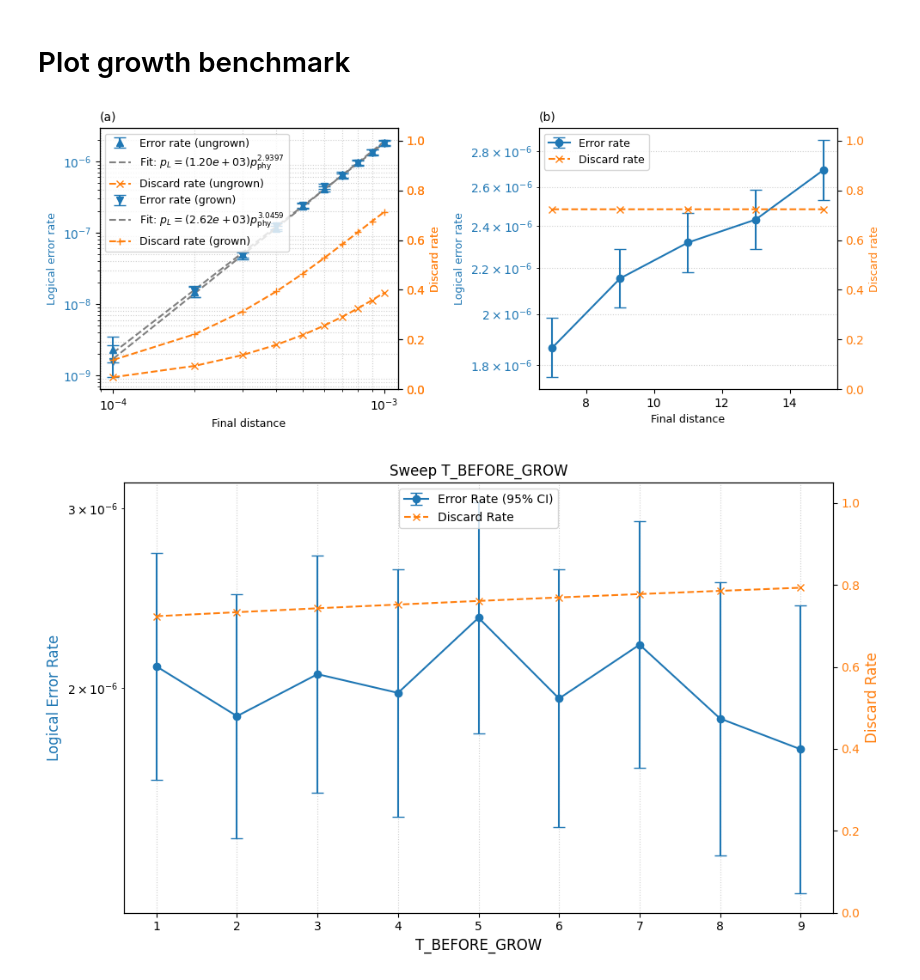
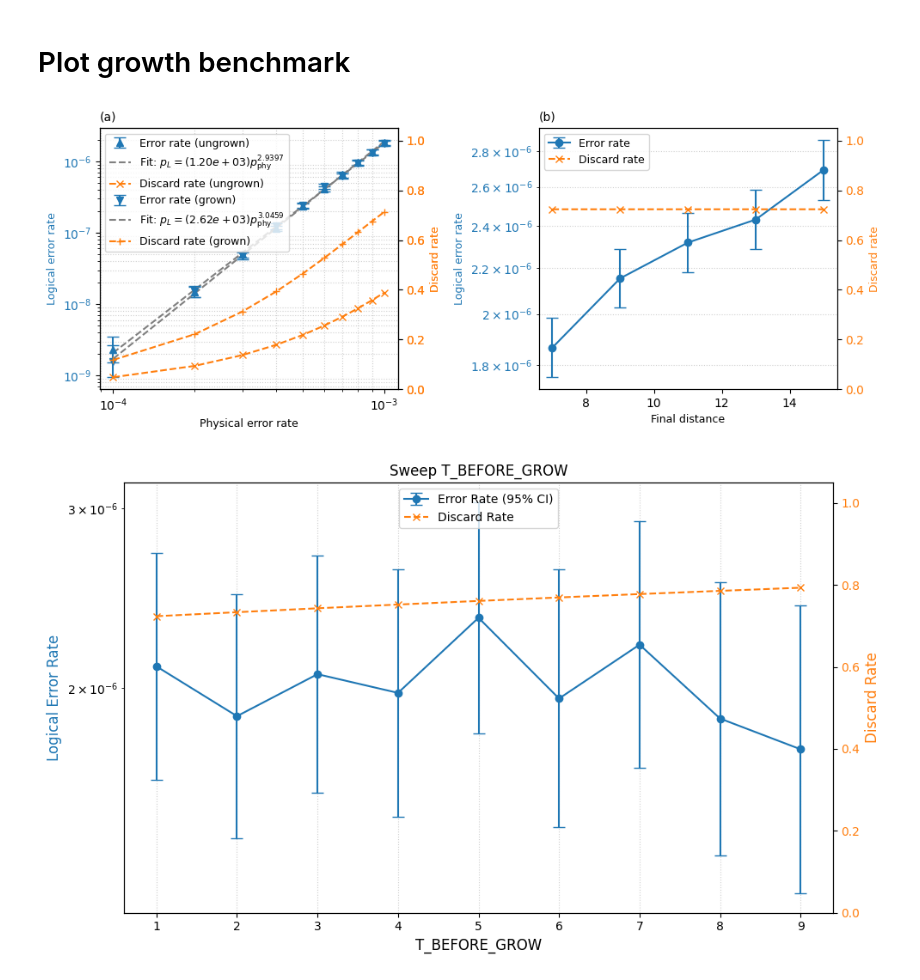
Before and after one commit to itpyi/surface_magic, a Jupyter notebook: plot/plot.ipynb, the cells around one changed output. Saved outputs shown, nothing was run; the diff lists cells and outputs as text; code cells hidden in the pictures.

Commit message:
revise plotting

```diff
--- a/plot/plot.ipynb
+++ b/plot/plot.ipynb
@@ -317,7 +317,7 @@ from collections import defaultdict
 
 filename = ['../no_grow/sinter_results_sweep_err_0.csv', '../data_collection/sinter_results_sweep_err.csv','../data_collection/sinter_results_sweep_d2_2.csv']
 key = ['p','p','d']
-x_labels = ['Physical error rate', 'Final distance']
+x_labels = ['Physical error rate', 'Physical error rate', 'Final distance']
 title = ['(a)', '(b)']
 fmt = ['^', 'v']
 label = ['ungrown', 'grown']
@@ -370,36 +370,36 @@ ax1.legend(handles=lines, loc='upper left', fontsize=label_font_size)
 
 ax1 = ax[1]
 ax1.set_title('(b)', fontsize=title_font_size, loc='left')
-ax1.set_xlabel(x_labels[i], fontsize=label_font_size)
+ax1.set_xlabel(x_labels[2], fontsize=label_font_size)
 ax1.set_ylabel('Logical error rate', color=color_err, fontsize=label_font_size)
 ax1.set_yscale('log')
 ax1.tick_params(axis='y', labelcolor=color_err, which='both')
 ax1.grid(True, which='minor', linestyle=':', alpha=0.6)
 
 sorted_xs, y_vals, asymmetric_err, y_disc_rates, expo, coef = plot_data_with_fit(filename[2], key[2])
 
 line1 = ax1.errorbar(sorted_xs, y_vals, yerr=asymmetric_err, color=color_err, fmt='-o', capsize=5, label='Error rate')
 
 # line2, = ax1.plot(sorted_xs, [coef * x**expo for x in sorted_xs], '--', color='gray', label=fr'Fit: $p_L=({coef:.2e})p_{{\mathrm{{phy}}}}^{{{expo:.4f}}}$')
 
 
 # --- 右轴：Discard Rate ---
 ax2 = ax1.twinx()
 ax2.set_ylabel('Discard rate', color=color_disc, fontsize=label_font_size)
 
 line2, = ax2.plot(sorted_xs, y_disc_rates, color=color_disc,
                 marker='x', linestyle='--', label='Discard rate')
 
 ax2.tick_params(axis='y', labelcolor=color_disc)
 ax2.set_ylim(0, 1.05)
 ax1.legend(handles=[line1, line2], loc='upper left', fontsize=label_font_size)
 
 plt.tight_layout()
 plt.savefig('grow_data.pdf',
            bbox_inches='tight',  # 紧贴内容边界
            pad_inches=0)
 # %% [output]
-[figure, old version]
+[figure, new version]
 # %%
 import matplotlib.pyplot as plt
 import csv
```
Also changed, not shown: 2 other files.
